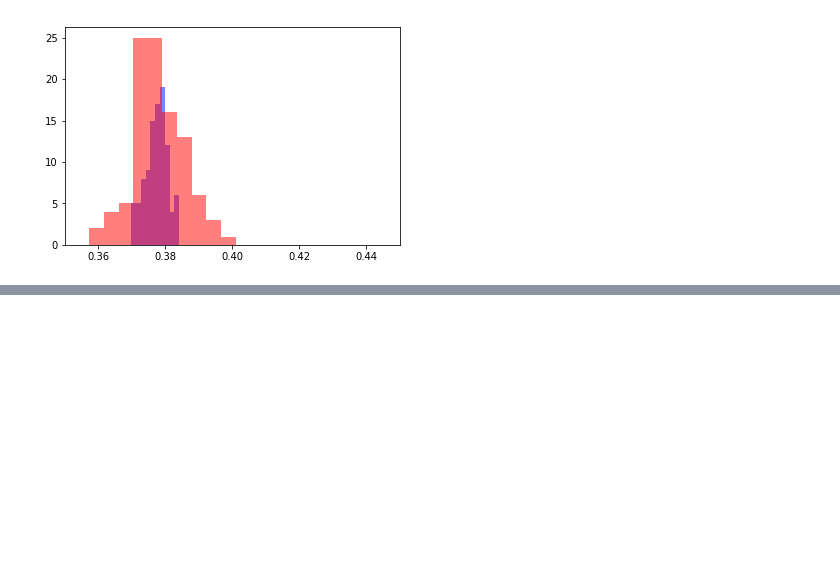
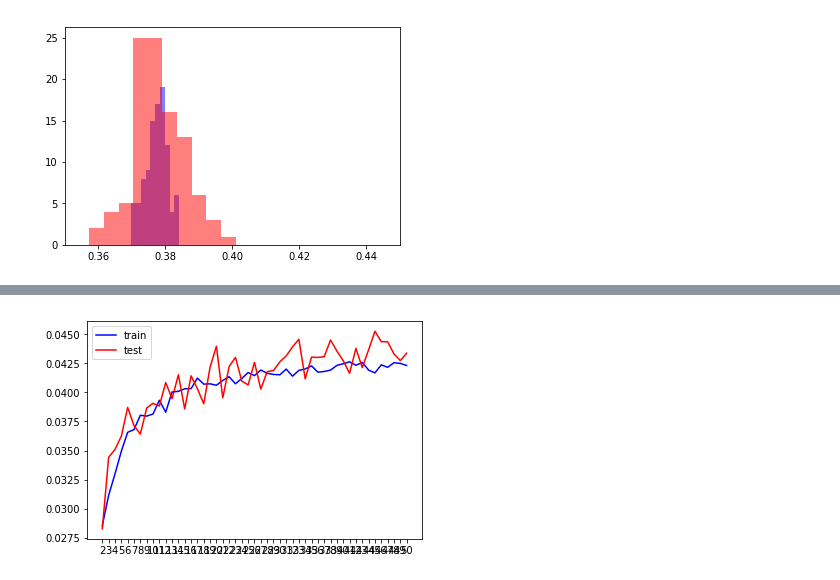
Before and after one commit to nlandolfi/slbo, a Jupyter notebook: notebooks/F Estimation 5.ipynb, the cells around one changed output, grey strips where cells are left out. Cells and saved outputs as stored; diff of their text form; code cells hidden in the pictures; blank space fills up the shorter version.

```diff
--- a/notebooks/F Estimation 5.ipynb
+++ b/notebooks/F Estimation 5.ipynb
@@ -240,0 +254,17 @@ plt.xlim(0.35, 0.45)
+# %%
+cmodels = [un.CovarianceModel(d) for d in range(2, 51)]
+# %%
+Tr = np.zeros((len(cmodels), 1))
+Te = np.zeros((len(cmodels), 1))
+for (i, m) in enumerate(cmodels):
+    X = window(twtr, i+2)
+    np.random.shuffle(X)
+    Xtrain, Xtest = split(X)
+    Xtrainm, Xtestm = mask(Xtrain), mask(Xtest)
+    m.train(Xtrain)
+    es = evalimpute(m, Xtrain, Xtrainm)
+    print(np.mean(es))
+    Tr[i, 0] = np.mean(es)
+    es = evalimpute(m, Xtest, Xtestm)
+    Te[i, 0] = np.mean(es)
+    print(np.mean(es))
@@ -240,0 +289,7 @@ plt.xlim(0.35, 0.45)
+# %%
+plt.plot(np.arange(2,51), Tr[:, 0], color="blue", label="train")
+plt.plot(np.arange(2,51), Te[:, 0], color="red", label="test")
+plt.legend()
+plt.xticks(np.arange(2, 51));
+# %% [output]
+[figure, added]
```
Also changed, not shown: parts of 6 cells of this notebook, 3 other files.
